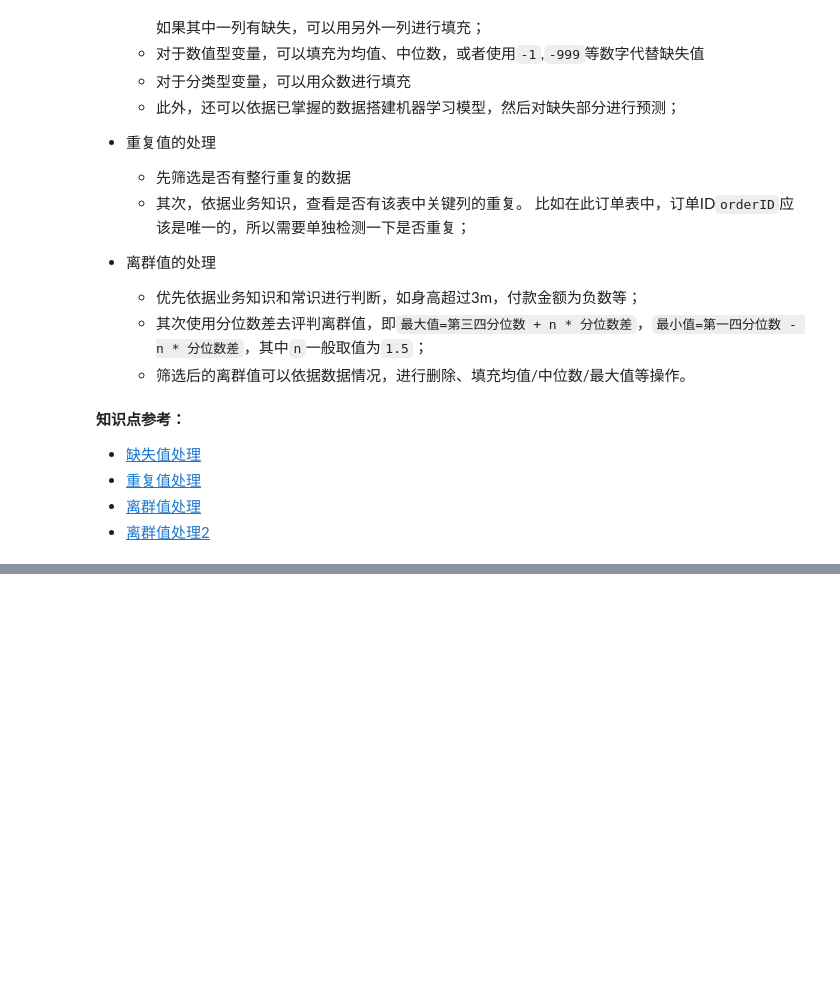
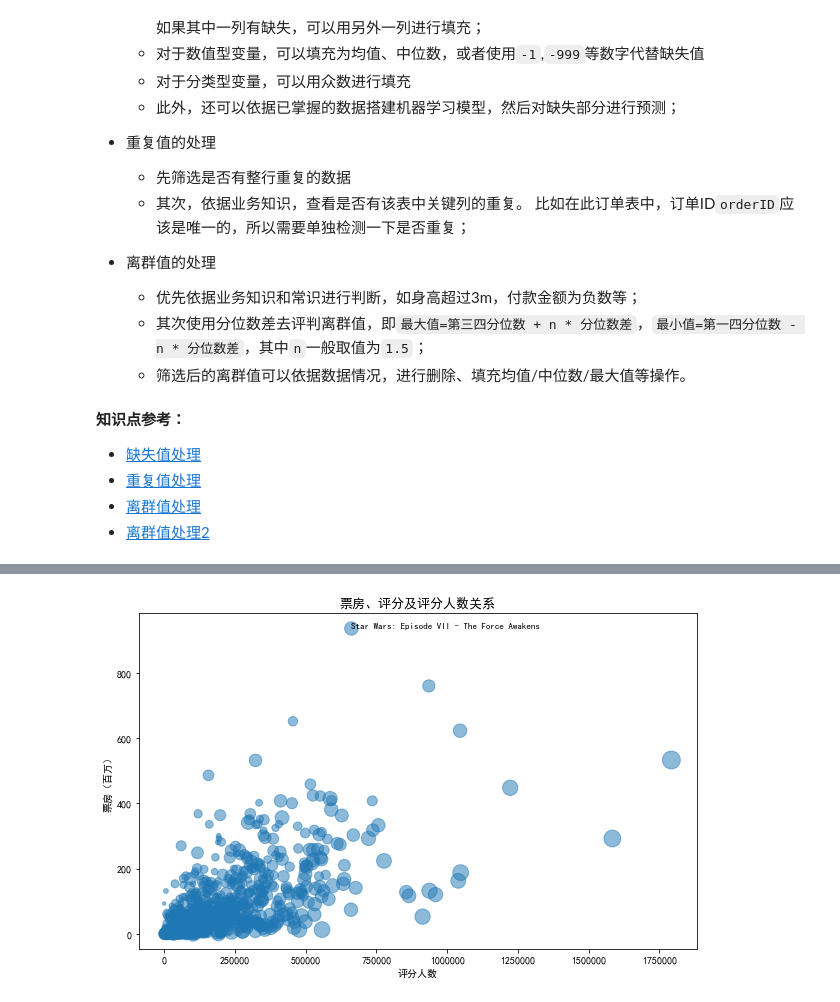
Before and after one commit to CapAllen/Notebook-for-Machine-Learning, a Jupyter notebook: Numpy Pandas与Matplotlib.ipynb, the cells around one changed output, grey strips where cells are left out. Drawn from its saved outputs; the diff is of its cells as text; code cells hidden in the pictures; blank space fills up the shorter version.

```diff
--- a/Numpy Pandas与Matplotlib.ipynb
+++ b/Numpy Pandas与Matplotlib.ipynb
@@ -1173,0 +1595,25 @@ Matplotlib：
+# %%
+# 参考答案
+# 导入库
+import matplotlib.pyplot as plt
+#想在Jupyter Notebook中顺利显示出可视化图像，你需要添加如下代码
+%matplotlib inline
+
+# 设置中文字体
+plt.rcParams['font.sans-serif']=['simhei']
+
+# 创建画布，并设置图像大小
+fig,ax=plt.subplots(figsize=(10,6.18))
+# 分别设置x轴、y轴及气泡大小，透明度
+ax.scatter(df['Votes'], df['Revenue (Millions)'], s=df['Rating'].apply(lambda x: 1.9**x), alpha=0.5);#用s设置大小区分，用c设置颜色区分
+# 提取票房最高的数据
+highest = df.loc[df['Revenue (Millions)'].idxmax()]
+# 在图中添加标记
+ax.text(x=highest['Votes'],y=highest['Revenue (Millions)'],s=highest['Title'],fontsize=9)
+# 设置图像的标题
+ax.set_title('票房、评分及评分人数关系',fontsize = 13)
+# 设置x、y轴标签
+ax.set_xlabel('评分人数')
+ax.set_ylabel('票房（百万）');
+# %% [output]
+[figure, added]
```
Also changed, not shown: parts of 86 cells of this notebook, 3 other files.
